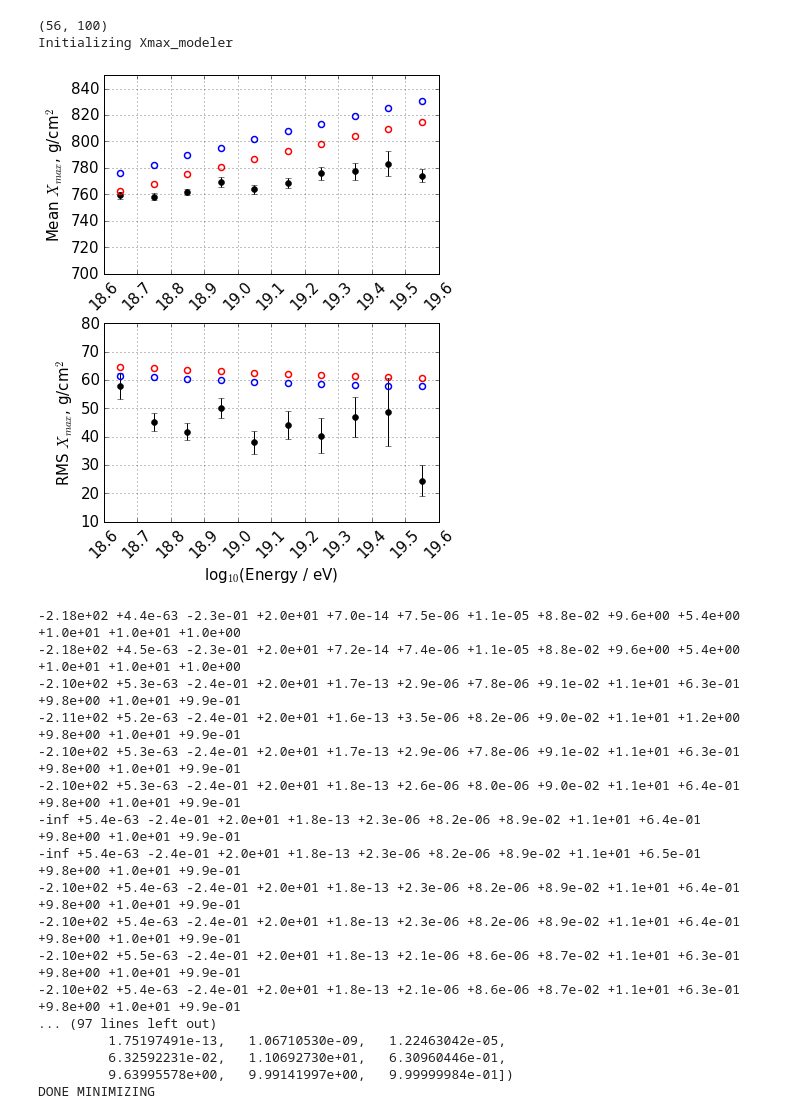
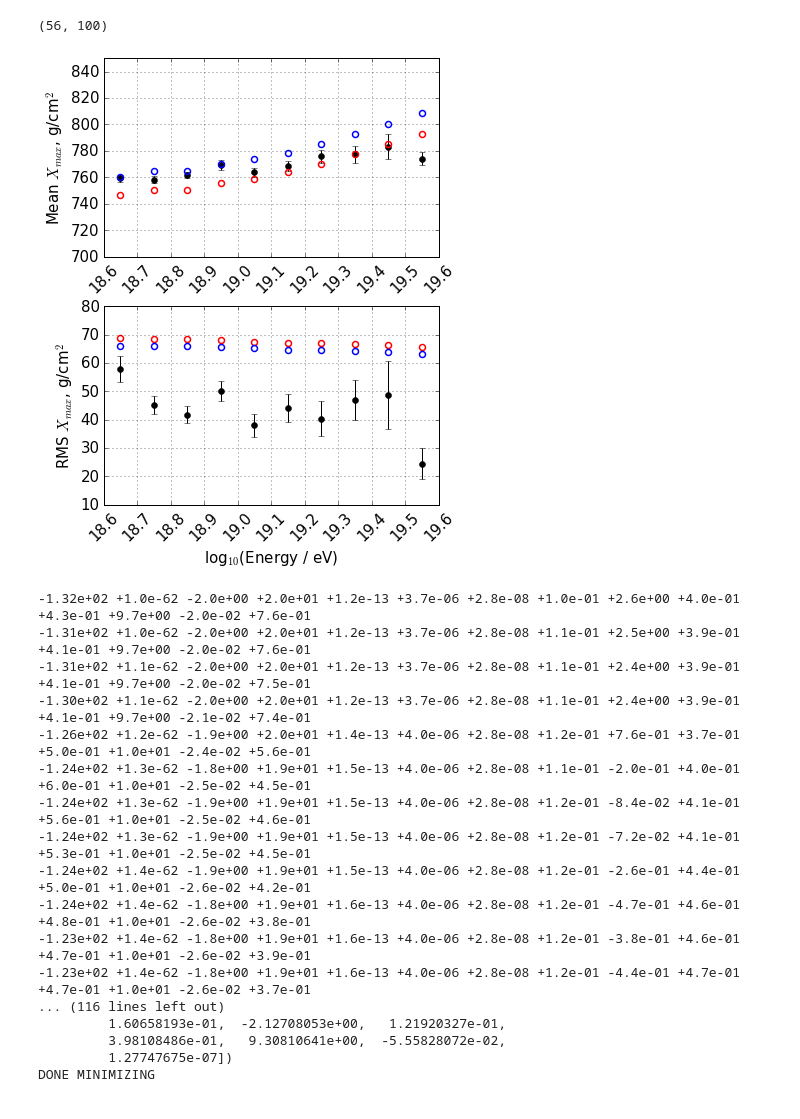
Before and after one commit to afromero/CRANE, a Jupyter notebook: examples/07_Likelihood_w_Xmax.ipynb, the cells around one changed output. Cells and saved outputs as stored; diff of their text form; code cells hidden in the pictures.

```diff
--- a/examples/07_Likelihood_w_Xmax.ipynb
+++ b/examples/07_Likelihood_w_Xmax.ipynb
@@ -45,29 +44,26 @@ Initializing Xmax_modeler
 
 parms = [+3.68e-61, -2.23e+00, +1.63e+01, +8.73e-03, +6.79e-01, +5.53e-02, +1.33e-17, -6.38e+01, +5.01e-02, +9.28e+00, +9.82e+00]
 
-parms = [1.29393250e-62,  -1.99817548e-01,   1.93006095e+01,
-         2.84592480e-04,   1.51246521e-05,   3.69335014e-05,
-         1.00969675e-01,   1.04730244e+00,   2.31357328e+00,
-         3.13768569e+00,   3.82350486e+00,   5.54552712e-01]
+parms = array([  1.05784496e-62,  -1.94887052e+00,   1.97839165e+01,
+         1.17728050e-13,   3.63921110e-06,   2.74058470e-08,
+         1.03786965e-01,   2.60923575e+00,   3.98485614e-01,
+         4.31577370e-01,   9.64916296e+00,  -0.02,
+         0.75])
 
-parms = [1.22564918e-62,  -2.06588696e-01,   1.93099320e+01,
-         4.83379935e-09,   2.85451193e-05,   4.26660354e-05,
-         1.09998948e-01,   1.41937712e+00,   2.15570380e+00,
-         2.15570926e+00,   2.28003924e+00,   9.98734807e-01]
+array([  1.65983386e-62,  -1.85253185e+00,   1.93696565e+01,
+         7.10930787e-13,   2.41258047e-06,   2.61606630e-08,
+         1.60658193e-01,  -2.12708053e+00,   1.21920327e-01,
+         3.98108486e-01,   9.30810641e+00,  -5.55828072e-02,
+         1.27747675e-07])
 
-parms = [4.56015813e-63,  -2.27131082e-01,   1.95832387e+01,
-         7.00678365e-14,   7.53912731e-06,   1.07659409e-05,
-         8.81069985e-02,   9.15365728e+00,   5.47157993e+00,
-         9.96299289e+00,   9.96299913e+00,   9.99982372e-01]
+fluence_parms = parms[0:11]
+log10_E_shift = parms[11]
+uX           = parms[12] # ignored in this fit
+fluences = fcalc.fluence_model(*fluence_parms)
+nuclear_fluence = np.sum(fluences[1:], axis=0)
+N_model = Auger_Data.Counts_Model(nuclear_fluence[fcalc.observed_log10_E>18.8999], log10_E_shift = log10_E_shift)
 
-prms = [  5.96968635e-63,  -2.41967691e-01,   1.96869885e+01,
-         1.75197491e-13,   1.06710530e-09,   1.22463042e-05,
-         6.32592231e-02,   1.10692730e+01,   6.30960446e-01,
-         9.63995578e+00,   9.99141997e+00,   9.99999984e-01]
-
-fluences = fcalc.fluence_model(*parms)
-nuclear_fluence = np.sum(fluences[1:], axis=0)
-N_model = Auger_Data.Counts_Model(nuclear_fluence[fcalc.observed_log10_E>18.8999])
+parms = np.concatenate([fluence_parms, [log10_E_shift, uX]])
 
 lp = logposterior(parms)
 print 'Model log-posterior:', lp
@@ -165,7 +161,8 @@ f_A_array = fluences[1:] / nuclear_fluence
 print f_A_array.shape
 
 from Xmax import Xmax_modeler
-xmm = Xmax_modeler(observed_log10_E)
+log10_E_shift=parms[11]
+xmm = Xmax_modeler(observed_log10_E + log10_E_shift)
 
 model_Mean, model_RMS = xmm.getMeanRMS(f_A_array)
 #model_Mean = np.mean(model_Mean, axis=0)
@@ -173,35 +170,34 @@ model_Mean, model_RMS = xmm.getMeanRMS(f_A_array)
 
 figure(figsize=(6,8))
 subplot(211)
 errorbar(Auger_Data.X_max_log10_E_low_edge + Auger_Data.d_log10_E/2.,
         Auger_Data.X_max_Mean,
         yerr= Auger_Data.X_max_Mean_err,
         fmt = 'ko')
 plot(observed_log10_E + 0.05, model_Mean[0], 'o', mfc='none', mec='r', mew=1.5)
 plot(observed_log10_E + 0.05, model_Mean[1], 'o', mfc='none', mec='b', mew=1.5)
 grid(True)
 xticks(np.arange(18.6, 19.7, 0.1), rotation=45)
 xlim(18.6, 19.6)
 ylabel('Mean $X_{max}$, g/cm$^2$')
 ylim(700., 850.)
 
 subplot(212)
 errorbar(Auger_Data.X_max_log10_E_low_edge + Auger_Data.d_log10_E/2.,
         Auger_Data.X_max_RMS,
         yerr= Auger_Data.X_max_RMS_err,
         fmt = 'ko')
 plot(observed_log10_E + 0.05, model_RMS[0], 'o', mfc='none', mec='r', mew=1.5)
 plot(observed_log10_E + 0.05, model_RMS[1], 'o', mfc='none', mec='b', mew=1.5)
 grid(True)
 xticks(np.arange(18.6, 19.7, 0.1), rotation=45)
 xlim(18.6, 19.6)
 ylabel('RMS $X_{max}$, g/cm$^2$')
 xlabel('log$_{10}$(Energy / eV)')
 subplots_adjust(hspace=0.25)
 # %% [output]
 (56, 100)
-Initializing Xmax_modeler
-[figure, old version]
+[figure, new version]
 # %%
 # Example of applying minimization to improve the solution (at least locally speaking.)
 # initial parameter optimization
@@ -230,22 +226,22 @@ print res
 initial_parm_vals = res.x
 print 'DONE MINIMIZING'
 # %% [output]
--2.18e+02 +4.4e-63 -2.3e-01 +2.0e+01 +7.0e-14 +7.5e-06 +1.1e-05 +8.8e-02 +9.6e+00 +5.4e+00 +1.0e+01 +1.0e+01 +1.0e+00
--2.18e+02 +4.5e-63 -2.3e-01 +2.0e+01 +7.2e-14 +7.4e-06 +1.1e-05 +8.8e-02 +9.6e+00 +5.4e+00 +1.0e+01 +1.0e+01 +1.0e+00
--2.10e+02 +5.3e-63 -2.4e-01 +2.0e+01 +1.7e-13 +2.9e-06 +7.8e-06 +9.1e-02 +1.1e+01 +6.3e-01 +9.8e+00 +1.0e+01 +9.9e-01
--2.11e+02 +5.2e-63 -2.4e-01 +2.0e+01 +1.6e-13 +3.5e-06 +8.2e-06 +9.0e-02 +1.1e+01 +1.2e+00 +9.8e+00 +1.0e+01 +9.9e-01
--2.10e+02 +5.3e-63 -2.4e-01 +2.0e+01 +1.7e-13 +2.9e-06 +7.8e-06 +9.1e-02 +1.1e+01 +6.3e-01 +9.8e+00 +1.0e+01 +9.9e-01
--2.10e+02 +5.3e-63 -2.4e-01 +2.0e+01 +1.8e-13 +2.6e-06 +8.0e-06 +9.0e-02 +1.1e+01 +6.4e-01 +9.8e+00 +1.0e+01 +9.9e-01
--inf +5.4e-63 -2.4e-01 +2.0e+01 +1.8e-13 +2.3e-06 +8.2e-06 +8.9e-02 +1.1e+01 +6.4e-01 +9.8e+00 +1.0e+01 +9.9e-01
--inf +5.4e-63 -2.4e-01 +2.0e+01 +1.8e-13 +2.3e-06 +8.2e-06 +8.9e-02 +1.1e+01 +6.5e-01 +9.8e+00 +1.0e+01 +9.9e-01
--2.10e+02 +5.4e-63 -2.4e-01 +2.0e+01 +1.8e-13 +2.3e-06 +8.2e-06 +8.9e-02 +1.1e+01 +6.4e-01 +9.8e+00 +1.0e+01 +9.9e-01
--2.10e+02 +5.4e-63 -2.4e-01 +2.0e+01 +1.8e-13 +2.3e-06 +8.2e-06 +8.9e-02 +1.1e+01 +6.4e-01 +9.8e+00 +1.0e+01 +9.9e-01
--2.10e+02 +5.5e-63 -2.4e-01 +2.0e+01 +1.8e-13 +2.1e-06 +8.6e-06 +8.7e-02 +1.1e+01 +6.3e-01 +9.8e+00 +1.0e+01 +9.9e-01
--2.10e+02 +5.4e-63 -2.4e-01 +2.0e+01 +1.8e-13 +2.1e-06 +8.6e-06 +8.7e-02 +1.1e+01 +6.3e-01 +9.8e+00 +1.0e+01 +9.9e-01
-... (97 lines left out)
-         1.75197491e-13,   1.06710530e-09,   1.22463042e-05,
-         6.32592231e-02,   1.10692730e+01,   6.30960446e-01,
-         9.63995578e+00,   9.99141997e+00,   9.99999984e-01])
+-1.32e+02 +1.0e-62 -2.0e+00 +2.0e+01 +1.2e-13 +3.7e-06 +2.8e-08 +1.0e-01 +2.6e+00 +4.0e-01 +4.3e-01 +9.7e+00 -2.0e-02 +7.6e-01
+-1.31e+02 +1.0e-62 -2.0e+00 +2.0e+01 +1.2e-13 +3.7e-06 +2.8e-08 +1.1e-01 +2.5e+00 +3.9e-01 +4.1e-01 +9.7e+00 -2.0e-02 +7.6e-01
+-1.31e+02 +1.1e-62 -2.0e+00 +2.0e+01 +1.2e-13 +3.7e-06 +2.8e-08 +1.1e-01 +2.4e+00 +3.9e-01 +4.1e-01 +9.7e+00 -2.0e-02 +7.5e-01
+-1.30e+02 +1.1e-62 -2.0e+00 +2.0e+01 +1.2e-13 +3.7e-06 +2.8e-08 +1.1e-01 +2.4e+00 +3.9e-01 +4.1e-01 +9.7e+00 -2.1e-02 +7.4e-01
+-1.26e+02 +1.2e-62 -1.9e+00 +2.0e+01 +1.4e-13 +4.0e-06 +2.8e-08 +1.2e-01 +7.6e-01 +3.7e-01 +5.0e-01 +1.0e+01 -2.4e-02 +5.6e-01
+-1.24e+02 +1.3e-62 -1.8e+00 +1.9e+01 +1.5e-13 +4.0e-06 +2.8e-08 +1.1e-01 -2.0e-01 +4.0e-01 +6.0e-01 +1.0e+01 -2.5e-02 +4.5e-01
+-1.24e+02 +1.3e-62 -1.9e+00 +1.9e+01 +1.5e-13 +4.0e-06 +2.8e-08 +1.2e-01 -8.4e-02 +4.1e-01 +5.6e-01 +1.0e+01 -2.5e-02 +4.6e-01
+-1.24e+02 +1.3e-62 -1.9e+00 +1.9e+01 +1.5e-13 +4.0e-06 +2.8e-08 +1.2e-01 -7.2e-02 +4.1e-01 +5.3e-01 +1.0e+01 -2.5e-02 +4.5e-01
+-1.24e+02 +1.4e-62 -1.9e+00 +1.9e+01 +1.5e-13 +4.0e-06 +2.8e-08 +1.2e-01 -2.6e-01 +4.4e-01 +5.0e-01 +1.0e+01 -2.6e-02 +4.2e-01
+-1.24e+02 +1.4e-62 -1.8e+00 +1.9e+01 +1.6e-13 +4.0e-06 +2.8e-08 +1.2e-01 -4.7e-01 +4.6e-01 +4.8e-01 +1.0e+01 -2.6e-02 +3.8e-01
+-1.23e+02 +1.4e-62 -1.8e+00 +1.9e+01 +1.6e-13 +4.0e-06 +2.8e-08 +1.2e-01 -3.8e-01 +4.6e-01 +4.7e-01 +1.0e+01 -2.6e-02 +3.9e-01
+-1.23e+02 +1.4e-62 -1.8e+00 +1.9e+01 +1.6e-13 +4.0e-06 +2.8e-08 +1.2e-01 -4.4e-01 +4.7e-01 +4.7e-01 +1.0e+01 -2.6e-02 +3.7e-01
+... (116 lines left out)
+         1.60658193e-01,  -2.12708053e+00,   1.21920327e-01,
+         3.98108486e-01,   9.30810641e+00,  -5.55828072e-02,
+         1.27747675e-07])
 DONE MINIMIZING
 # %%
 print 'Maximum Likelihood Parameters'
```
Also changed, not shown: parts of 5 cells of this notebook, 5 other files.
